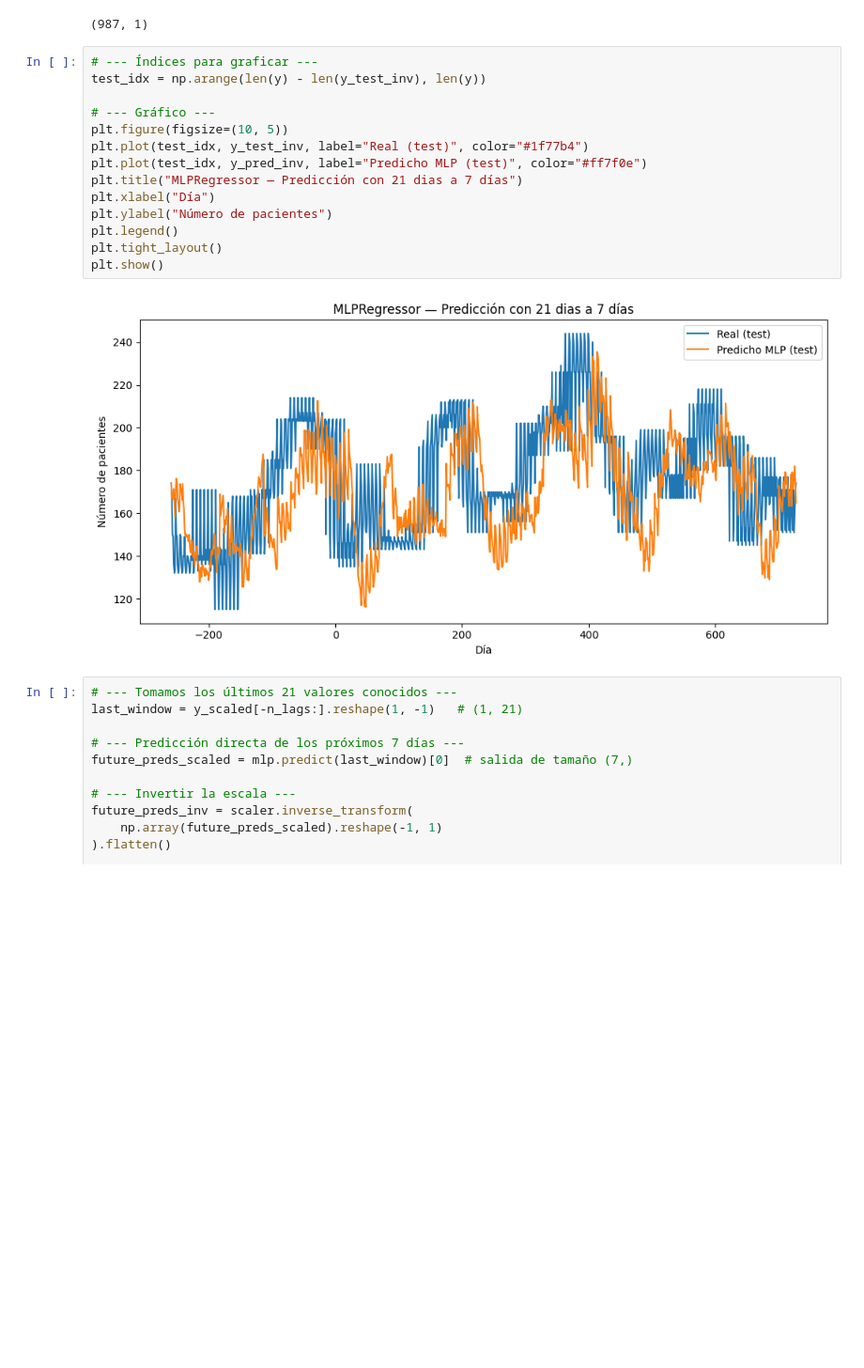
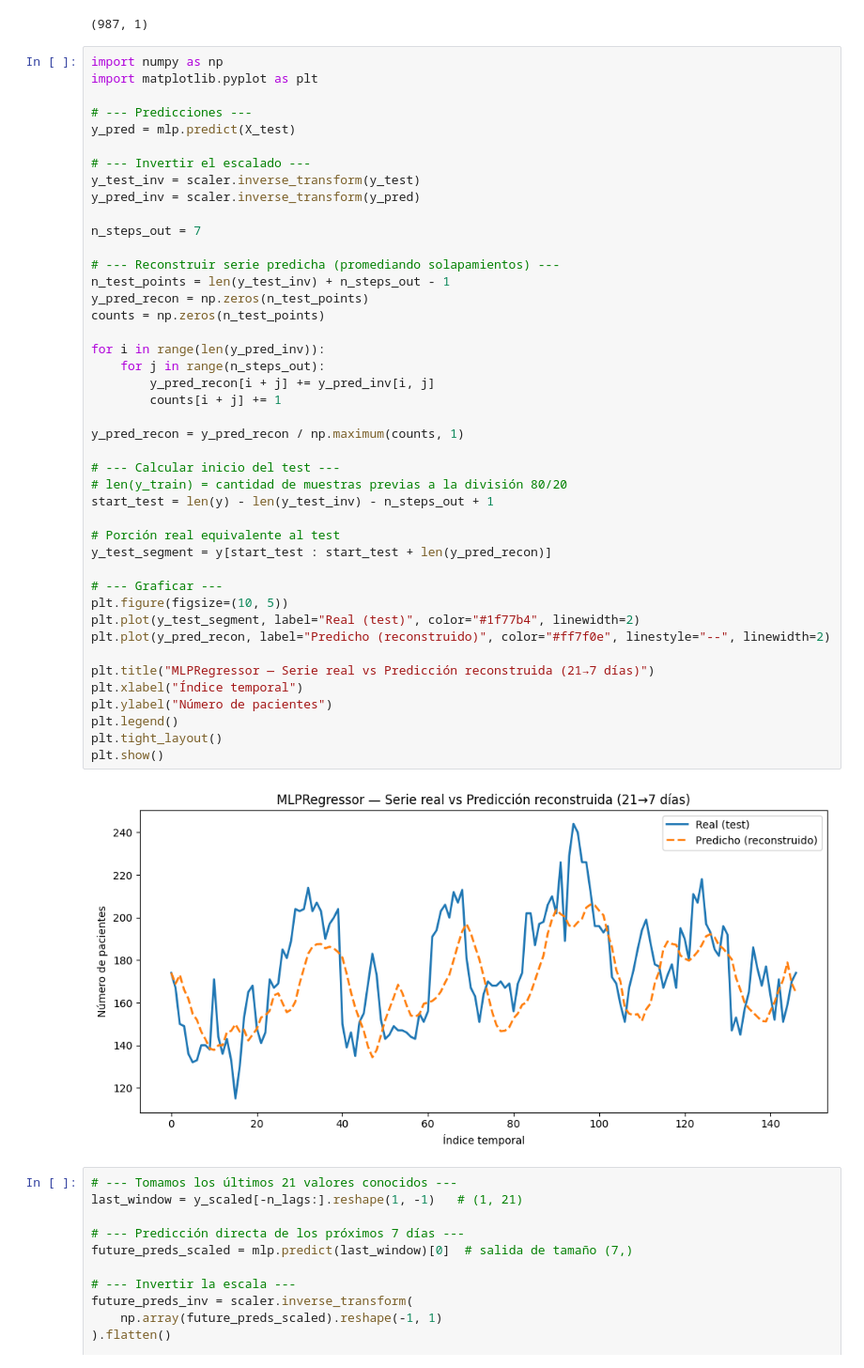
Before and after one commit to FaustoGabini/hospital-bed-prediction, a Jupyter notebook: 03_MLP.ipynb, the cells around one changed output. Shown at 94% size. Drawn from its saved outputs; the diff is of its cells as text; blank space fills up the shorter version.

Commit message:
Corrige la visualizacion para el MLP sin variables exogenas

```diff
--- a/03_MLP.ipynb
+++ b/03_MLP.ipynb
@@ -82,21 +82,50 @@ y_test_inv.shape
 # %% [output]
 (987, 1)
 # %%
-# --- Índices para graficar ---
-test_idx = np.arange(len(y) - len(y_test_inv), len(y))
+import numpy as np
+import matplotlib.pyplot as plt
 
-# --- Gráfico ---
+# --- Predicciones ---
+y_pred = mlp.predict(X_test)
+
+# --- Invertir el escalado ---
+y_test_inv = scaler.inverse_transform(y_test)
+y_pred_inv = scaler.inverse_transform(y_pred)
+
+n_steps_out = 7
+
+# --- Reconstruir serie predicha (promediando solapamientos) ---
+n_test_points = len(y_test_inv) + n_steps_out - 1
+y_pred_recon = np.zeros(n_test_points)
+counts = np.zeros(n_test_points)
+
+for i in range(len(y_pred_inv)):
+    for j in range(n_steps_out):
+        y_pred_recon[i + j] += y_pred_inv[i, j]
+        counts[i + j] += 1
+
+y_pred_recon = y_pred_recon / np.maximum(counts, 1)
+
+# --- Calcular inicio del test ---
+# len(y_train) = cantidad de muestras previas a la división 80/20
+start_test = len(y) - len(y_test_inv) - n_steps_out + 1
+
+# Porción real equivalente al test
+y_test_segment = y[start_test : start_test + len(y_pred_recon)]
+
+# --- Graficar ---
 plt.figure(figsize=(10, 5))
-plt.plot(test_idx, y_test_inv, label="Real (test)", color="#1f77b4")
-plt.plot(test_idx, y_pred_inv, label="Predicho MLP (test)", color="#ff7f0e")
-plt.title("MLPRegressor — Predicción con 21 dias a 7 días")
-plt.xlabel("Día")
+plt.plot(y_test_segment, label="Real (test)", color="#1f77b4", linewidth=2)
+plt.plot(y_pred_recon, label="Predicho (reconstruido)", color="#ff7f0e", linestyle="--", linewidth=2)
+
+plt.title("MLPRegressor — Serie real vs Predicción reconstruida (21→7 días)")
+plt.xlabel("Índice temporal")
 plt.ylabel("Número de pacientes")
 plt.legend()
 plt.tight_layout()
 plt.show()
 # %% [output]
-[figure, old version]
+[figure, new version]
 # %%
 # --- Tomamos los últimos 21 valores conocidos ---
 last_window = y_scaled[-n_lags:].reshape(1, -1)   # (1, 21)
```
Also changed, not shown: parts of 2 cells of this notebook.
